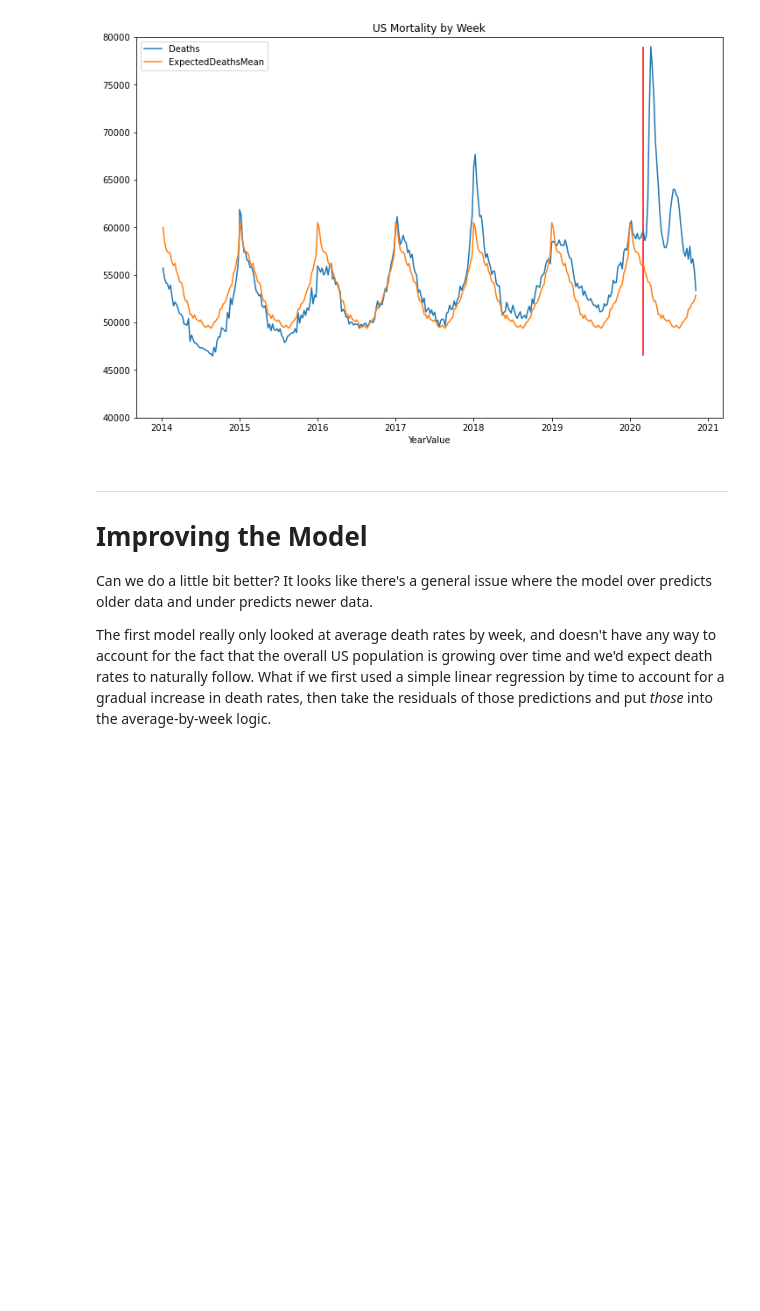
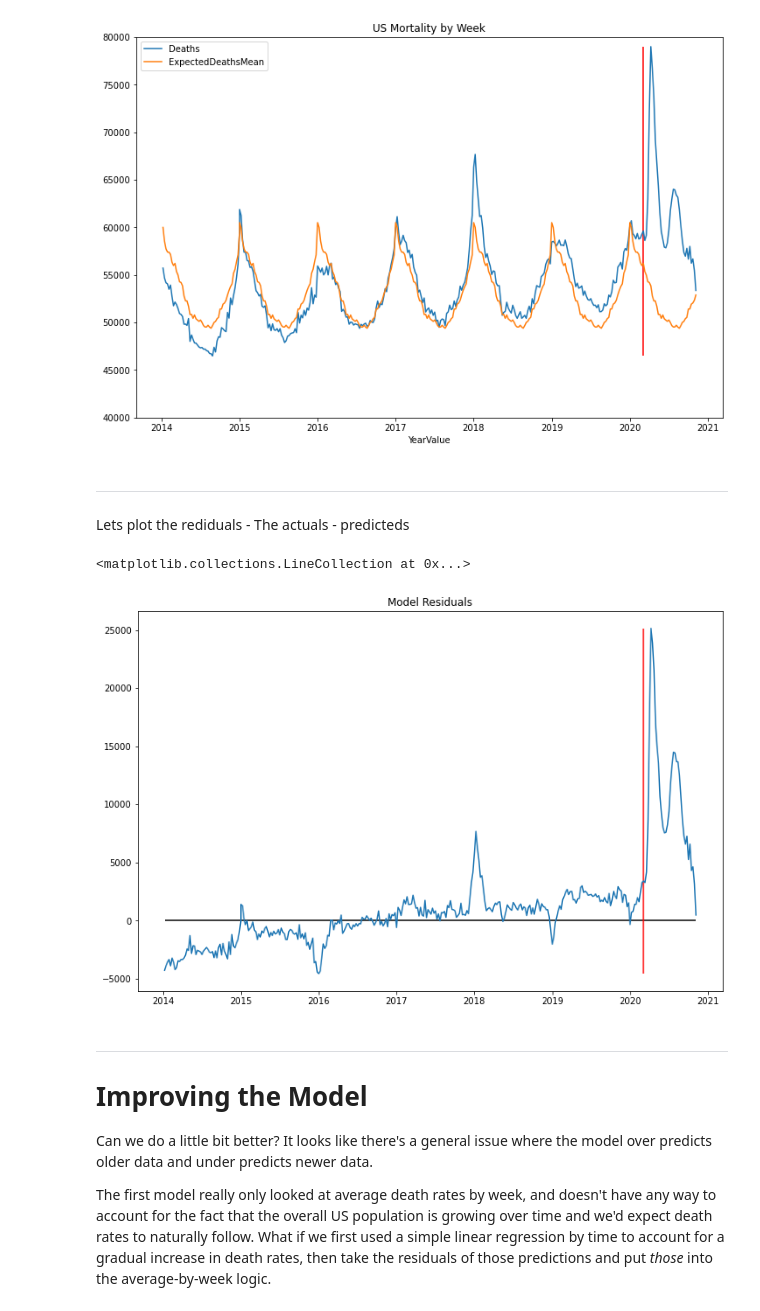
Before and after one commit to btrapp/covidmortality2020, a Jupyter notebook: Mortality.ipynb, the cells around one changed output. Cells and saved outputs as stored; diff of their text form; code cells hidden in the pictures; blank space fills up the shorter version.

```diff
--- a/Mortality.ipynb
+++ b/Mortality.ipynb
@@ -251,6 +258,20 @@ plt.vlines(MARCH2020,dfUs.Deaths.min(),dfUs.Deaths.max(),color='red')
 # %% [output]
 <matplotlib.collections.LineCollection at 0x...>
 [figure]
+# %% [markdown]
+---
+Lets plot the rediduals - The actuals - predicteds
+# %%
+residualsY = dfUs['Deaths']-dfUs['ExpectedDeathsMean']
+residualsX = dfUs['YearValue']
+plt.figure(figsize=(12,8))
+plt.plot(residualsX.to_numpy(),residualsY.to_numpy())
+plt.title("Model Residuals")
+plt.hlines(0,min(residualsX), max(residualsX),color='black')
+plt.vlines(MARCH2020,min(residualsY),max(residualsY),color='red')
+# %% [output]
+<matplotlib.collections.LineCollection at 0x...>
+[figure, added]
 # %% [markdown]
 ---
 # Improving the Model
```
Also changed, not shown: parts of 13 cells of this notebook.
